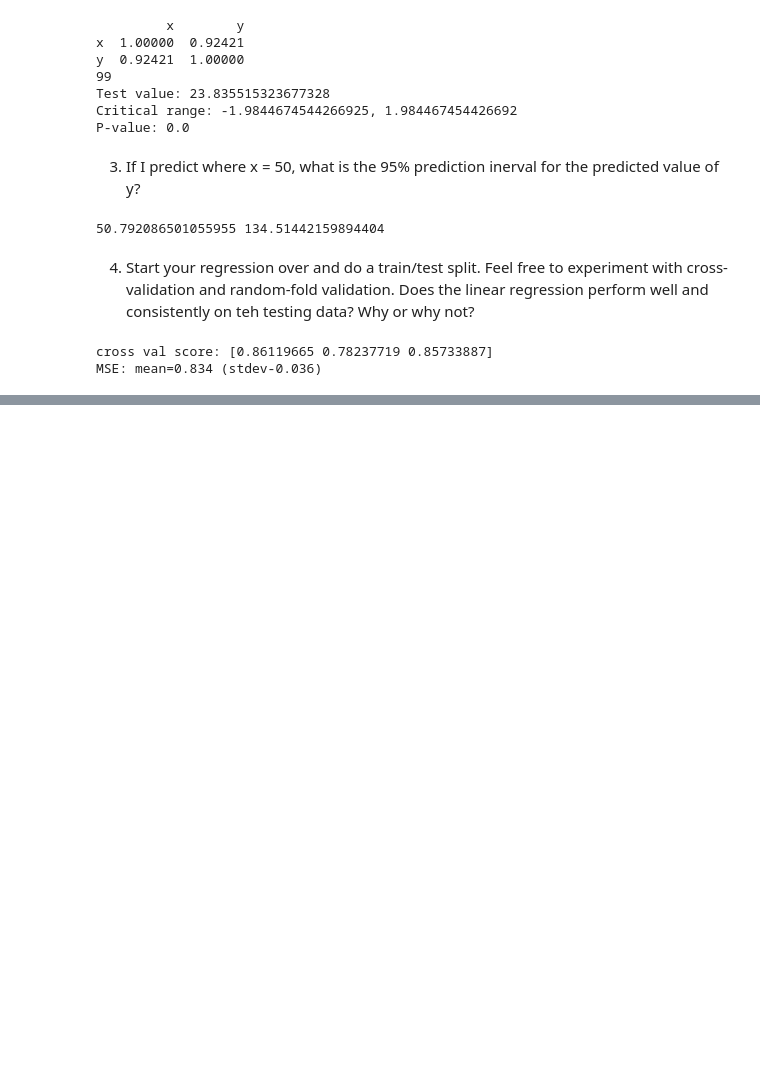
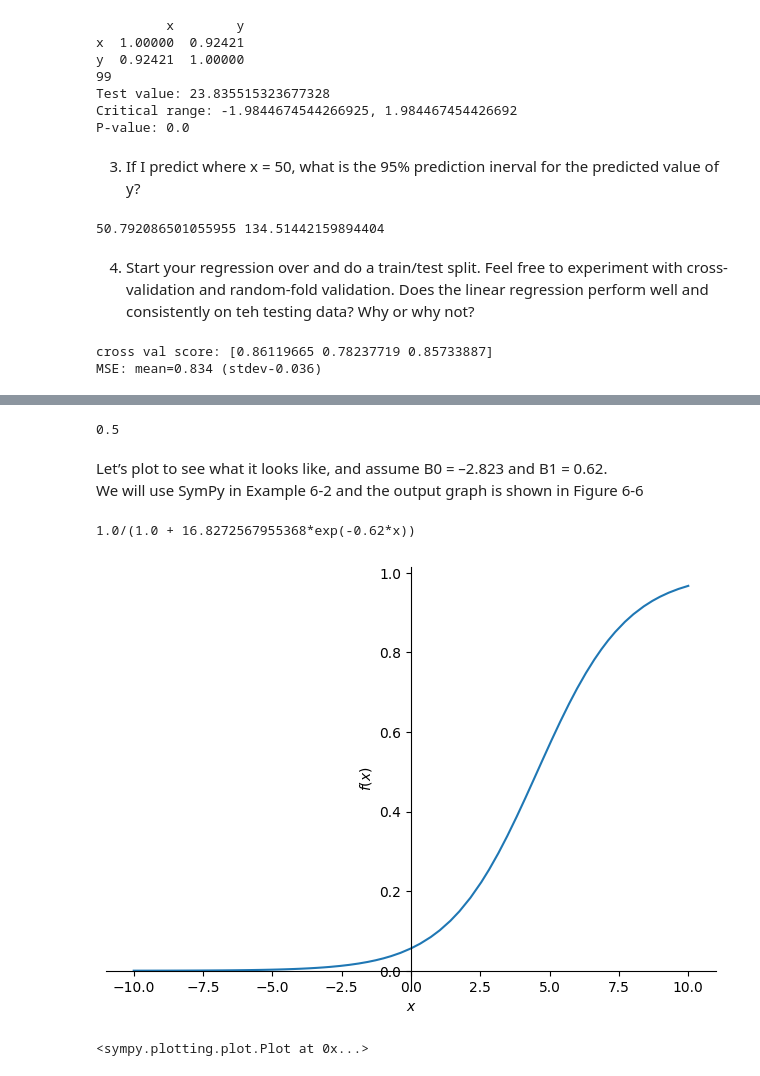
Before and after one commit to DanHerman212/mathematics-for-ds, a Jupyter notebook: mathematics.ipynb, the cells around one changed output, grey strips where cells are left out. Cells and saved outputs as stored; diff of their text form; code cells hidden in the pictures; blank space fills up the shorter version.

```diff
--- a/mathematics.ipynb
+++ b/mathematics.ipynb
@@ -2920,0 +2937,26 @@ MSE: mean=0.834 (stdev-0.036)
+# %%
+# example 6 - 1 the logisitic function in python
+import math
+def predict_probability(x, b0, b1):
+    p = 1.0 / (1.0 + math.exp(-(b0 + b1 * x)))
+    return p
+# %% [output]
+0.5
+# %% [markdown]
+Let’s plot to see what it looks like, and assume Β0 = –2.823 and Β1 = 0.62. <br>
+We will use SymPy in Example 6-2 and the output graph is shown in Figure 6-6 <br>
+# %%
+# example 6 - 2 using sympy to plot a logistic function
+from sympy import *
+b0, b1, x = symbols('b0 b1 x')
+
+p = 1.0 / (1.0 + exp(-(b0 + b1 * x)))
+
+p = p.subs(b0, -2.823)
+p = p.subs(b1, 0.620)
+print(p)
+plot(p)
+# %% [output]
+1.0/(1.0 + 16.8272567955368*exp(-0.62*x))
+[figure, added]
+<sympy.plotting.plot.Plot at 0x...>
```
Also changed, not shown: parts of 15 cells of this notebook, 4 other files.
